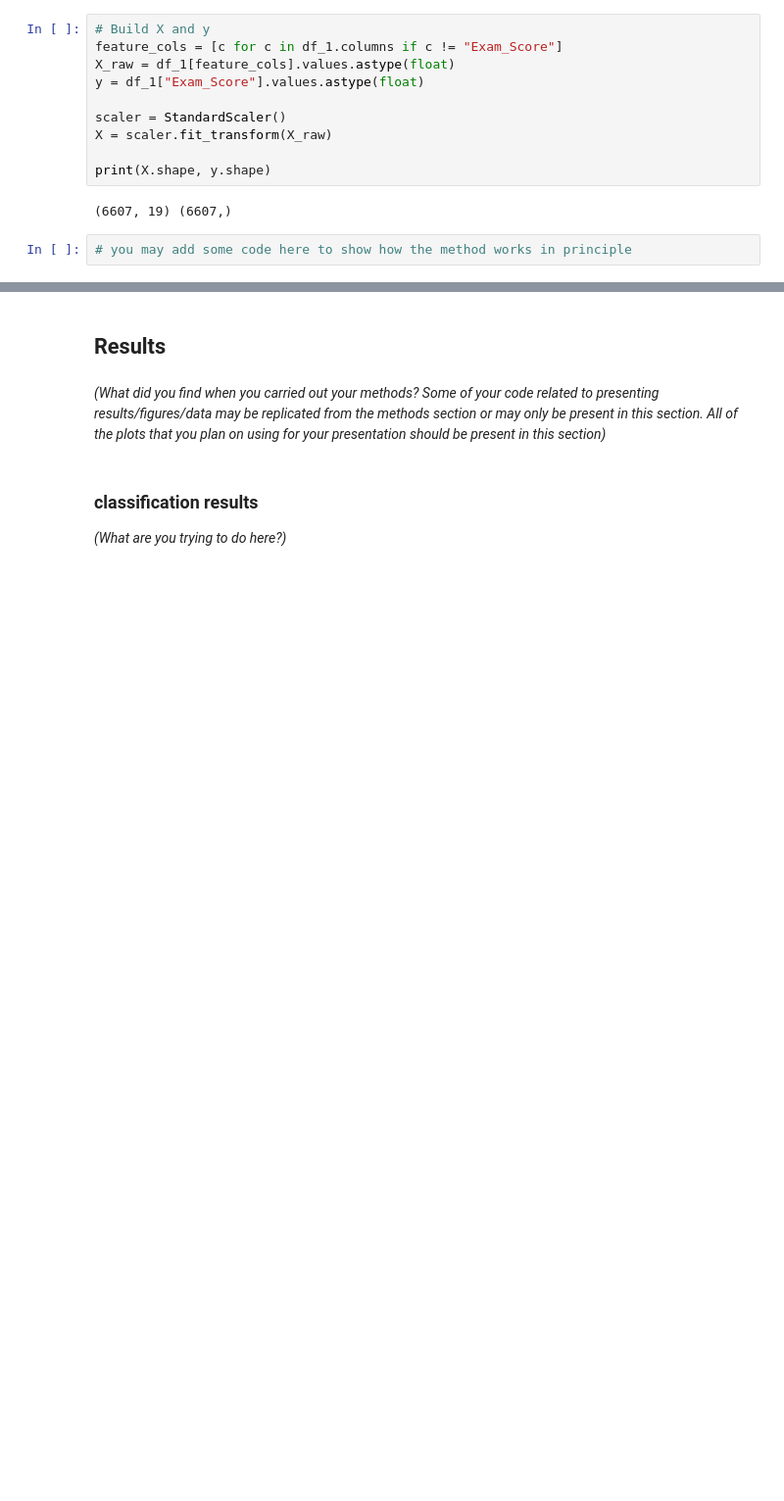
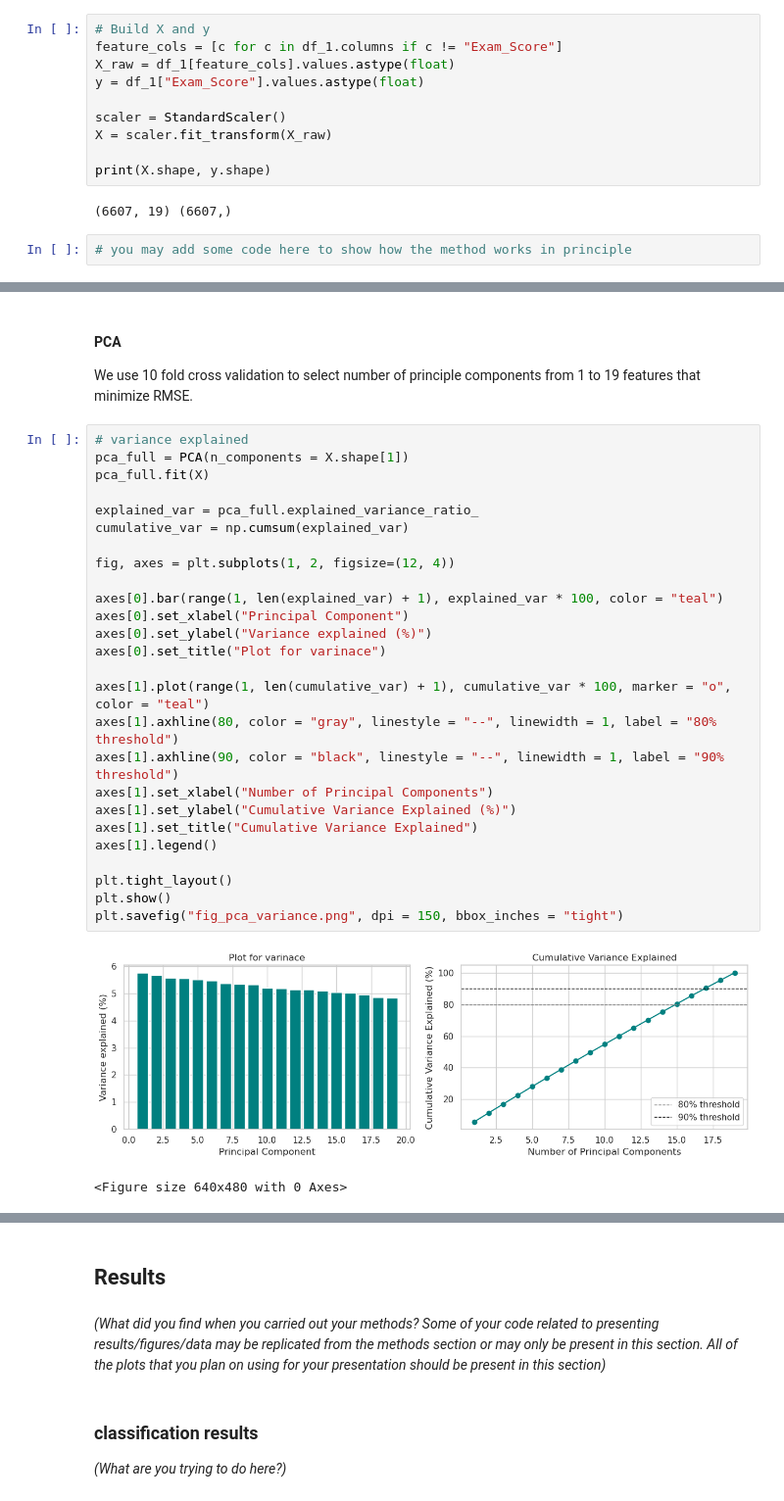
Before and after one commit to MintMena/CMSE381-Project, a Jupyter notebook: CMSE381-Project.ipynb, the cells around one changed output, grey strips where cells are left out. Shown at 98% size. Drawn from its saved outputs; the diff is of its cells as text; blank space fills up the shorter version.

```diff
--- a/CMSE381-Project.ipynb
+++ b/CMSE381-Project.ipynb
@@ -308,0 +341,32 @@ print(X.shape, y.shape)
+# %% [markdown]
+#### PCA
+We use 10 fold cross validation to select number of principle components from 1 to 19 features that minimize RMSE.
+# %%
+# variance explained
+pca_full = PCA(n_components = X.shape[1])
+pca_full.fit(X)
+
+explained_var = pca_full.explained_variance_ratio_
+cumulative_var = np.cumsum(explained_var)
+
+fig, axes = plt.subplots(1, 2, figsize=(12, 4))
+
+axes[0].bar(range(1, len(explained_var) + 1), explained_var * 100, color = "teal")
+axes[0].set_xlabel("Principal Component")
+axes[0].set_ylabel("Variance explained (%)")
+axes[0].set_title("Plot for varinace")
+
+axes[1].plot(range(1, len(cumulative_var) + 1), cumulative_var * 100, marker = "o", color = "teal")
+axes[1].axhline(80, color = "gray", linestyle = "--", linewidth = 1, label = "80% threshold")
+axes[1].axhline(90, color = "black", linestyle = "--", linewidth = 1, label = "90% threshold")
+axes[1].set_xlabel("Number of Principal Components")
+axes[1].set_ylabel("Cumulative Variance Explained (%)")
+axes[1].set_title("Cumulative Variance Explained")
+axes[1].legend()
+
+plt.tight_layout()
+plt.show()
+plt.savefig("fig_pca_variance.png", dpi = 150, bbox_inches = "tight")
+# %% [output]
+[figure, added]
+<Figure size 640x480 with 0 Axes>
```
Also changed, not shown: parts of 7 cells of this notebook.
